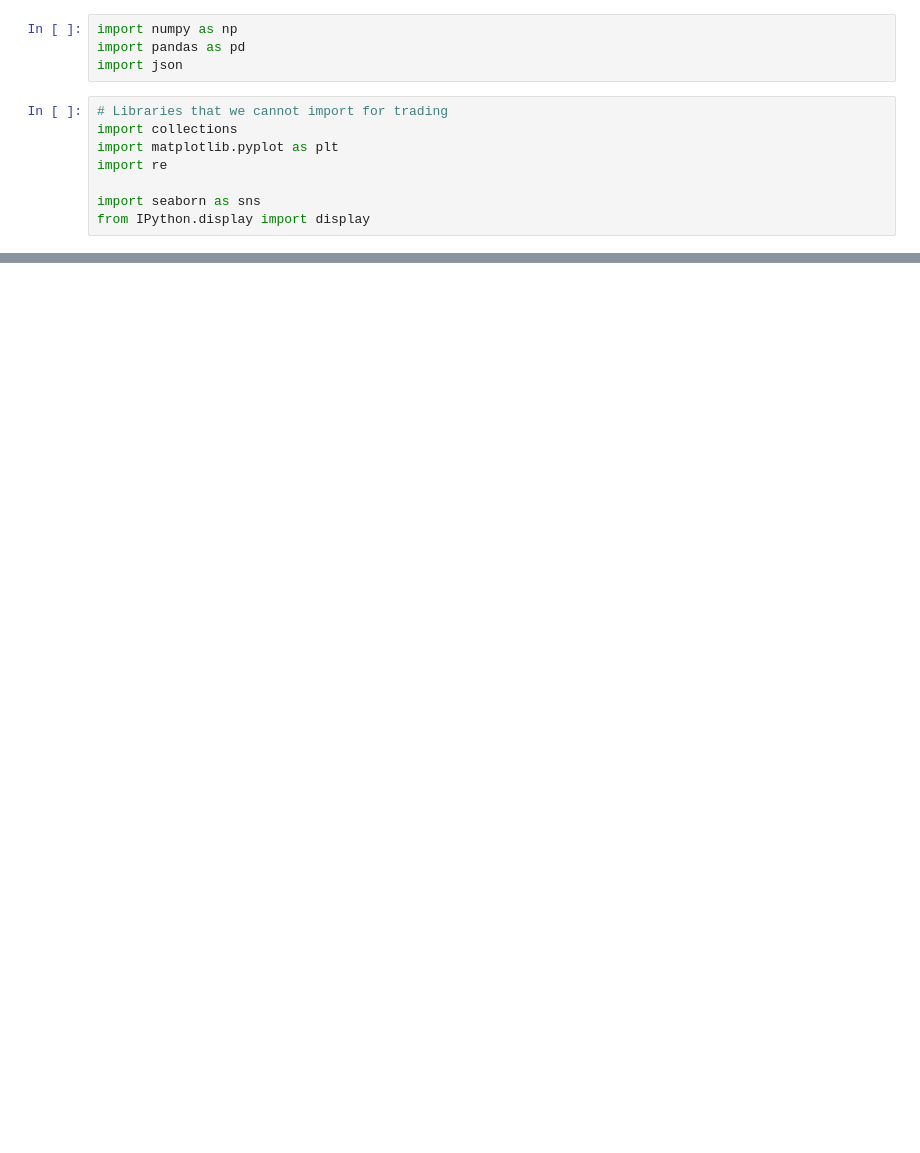
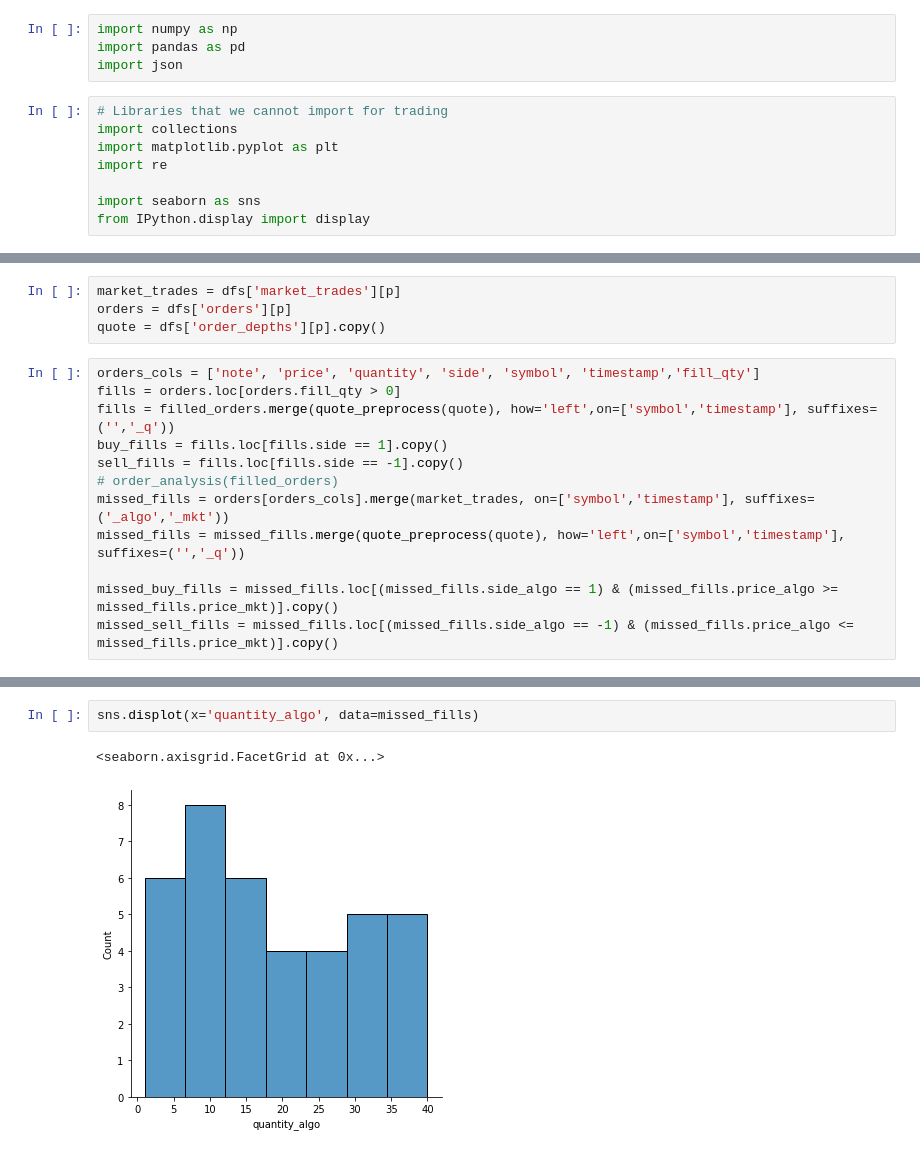
Before and after one commit to XiuLuoShen/imc_prosperity, a Jupyter notebook: Round1.ipynb, the cells around one changed output, grey strips where cells are left out. Saved outputs shown, nothing was run; the diff lists cells and outputs as text; blank space fills up the shorter version.

```diff
--- a/Round1.ipynb
+++ b/Round1.ipynb
@@ -290,0 +618,16 @@ def augment_trade_data(trades):
+# %%
+market_trades = dfs['market_trades'][p]
+orders = dfs['orders'][p]
+quote = dfs['order_depths'][p].copy()
+# %%
+orders_cols = ['note', 'price', 'quantity', 'side', 'symbol', 'timestamp','fill_qty']
+fills = orders.loc[orders.fill_qty > 0]
+fills = filled_orders.merge(quote_preprocess(quote), how='left',on=['symbol','timestamp'], suffixes=('','_q'))
+buy_fills = fills.loc[fills.side == 1].copy()
+sell_fills = fills.loc[fills.side == -1].copy()
+# order_analysis(filled_orders)
+missed_fills = orders[orders_cols].merge(market_trades, on=['symbol','timestamp'], suffixes=('_algo','_mkt'))
+missed_fills = missed_fills.merge(quote_preprocess(quote), how='left',on=['symbol','timestamp'], suffixes=('','_q'))
+
+missed_buy_fills = missed_fills.loc[(missed_fills.side_algo == 1) & (missed_fills.price_algo >= missed_fills.price_mkt)].copy()
+missed_sell_fills = missed_fills.loc[(missed_fills.side_algo == -1) & (missed_fills.price_algo <= missed_fills.price_mkt)].copy()
@@ -290,0 +725,5 @@ def augment_trade_data(trades):
+# %%
+sns.displot(x='quantity_algo', data=missed_fills)
+# %% [output]
+<seaborn.axisgrid.FacetGrid at 0x...>
+[figure, added]
```
Also changed, not shown: parts of 26 cells of this notebook, 4 other files.
